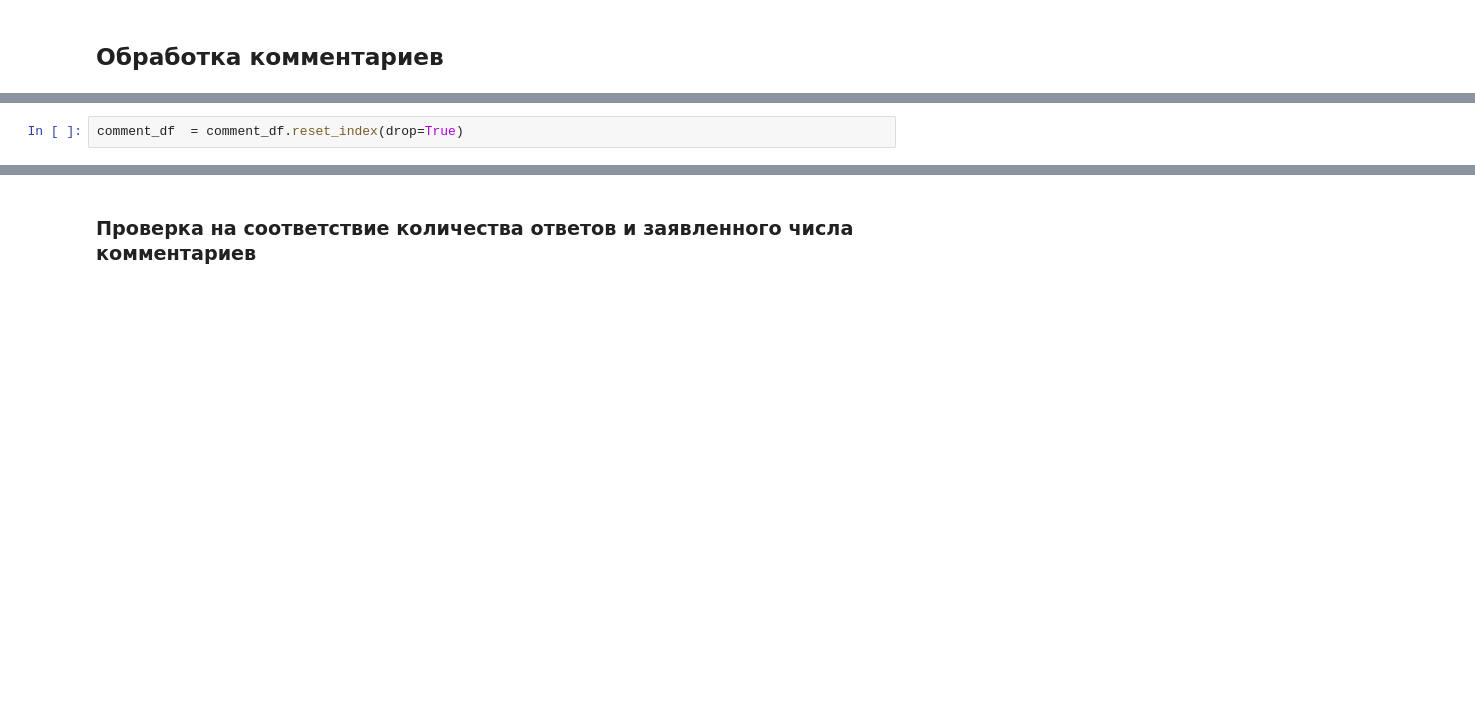
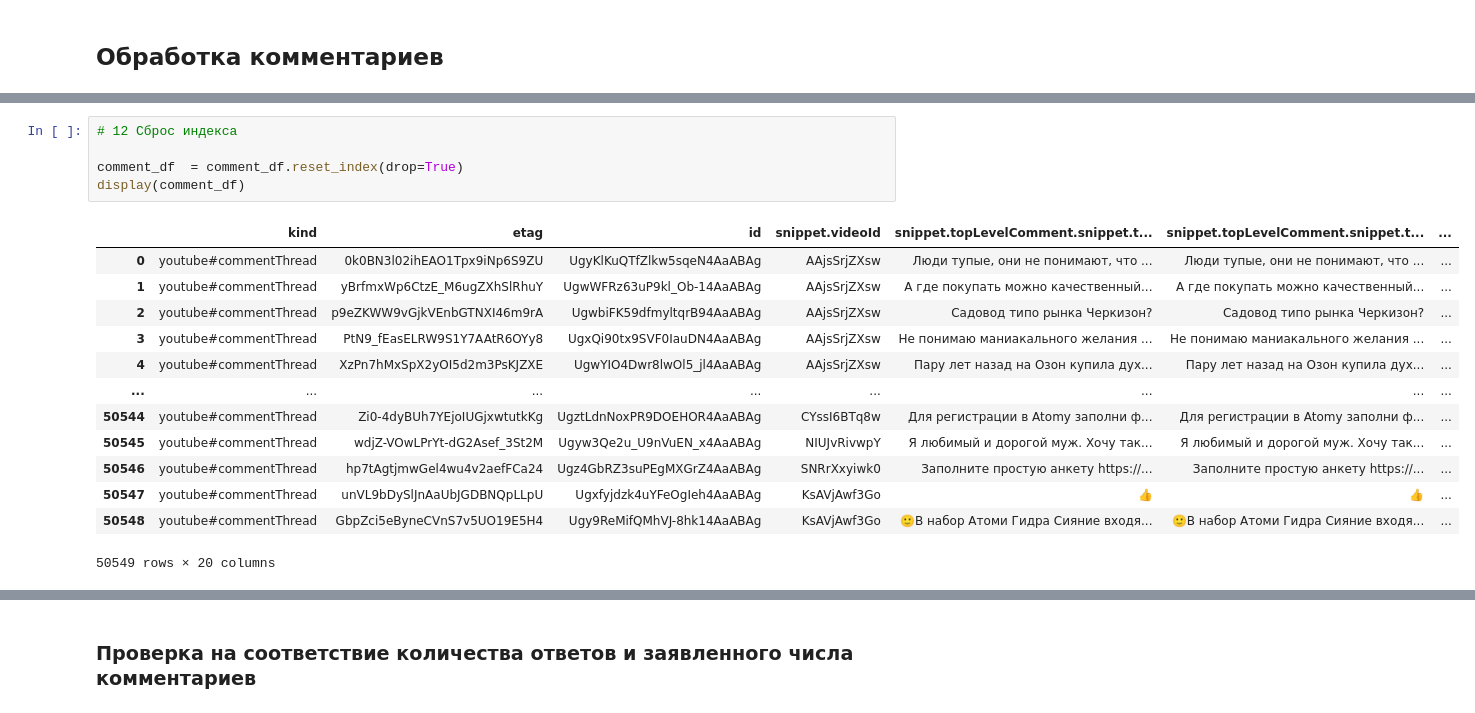
Before and after one commit to Tricar5/dm_corean, a Jupyter notebook: notebooks/9/comment_youtube.ipynb, the cells around one changed output, grey strips where cells are left out. Drawn from its saved outputs; the diff is of its cells as text; blank space fills up the shorter version.

```diff
--- a/notebooks/9/comment_youtube.ipynb
+++ b/notebooks/9/comment_youtube.ipynb
@@ -225,2 +239,19 @@ comment_df.shape
 # %%
+# 12 Сброс индекса
+
 comment_df  = comment_df.reset_index(drop=True)
+display(comment_df)
+# %% [output]
+|  | kind | etag | id | snippet.videoId | snippet.topLevelComment.snippet.t... | snippet.topLevelComment.snippet.t... | ... |
+| 0 | youtube#commentThread | 0k0BN3l02ihEAO1Tpx9iNp6S9ZU | UgyKlKuQTfZlkw5sqeN4AaABAg | AAjsSrjZXsw | Люди тупые, они не понимают, что ... | Люди тупые, они не понимают, что ... | ... |
+| 1 | youtube#commentThread | yBrfmxWp6CtzE_M6ugZXhSlRhuY | UgwWFRz63uP9kl_Ob-14AaABAg | AAjsSrjZXsw | А где покупать можно качественный... | А где покупать можно качественный... | ... |
+| 2 | youtube#commentThread | p9eZKWW9vGjkVEnbGTNXI46m9rA | UgwbiFK59dfmyltqrB94AaABAg | AAjsSrjZXsw | Садовод типо рынка Черкизон? | Садовод типо рынка Черкизон? | ... |
+| 3 | youtube#commentThread | PtN9_fEasELRW9S1Y7AAtR6OYy8 | UgxQi90tx9SVF0IauDN4AaABAg | AAjsSrjZXsw | Не понимаю маниакального желания ... | Не понимаю маниакального желания ... | ... |
+| 4 | youtube#commentThread | XzPn7hMxSpX2yOI5d2m3PsKJZXE | UgwYIO4Dwr8lwOl5_jl4AaABAg | AAjsSrjZXsw | Пару лет назад на Озон купила дух... | Пару лет назад на Озон купила дух... | ... |
+| ... | ... | ... | ... | ... | ... | ... | ... |
+| 50544 | youtube#commentThread | Zi0-4dyBUh7YEjoIUGjxwtutkKg | UgztLdnNoxPR9DOEHOR4AaABAg | CYssI6BTq8w | Для регистрации в Atomy заполни ф... | Для регистрации в Atomy заполни ф... | ... |
+| 50545 | youtube#commentThread | wdjZ-VOwLPrYt-dG2Asef_3St2M | Ugyw3Qe2u_U9nVuEN_x4AaABAg | NIUJvRivwpY | Я любимый и дорогой муж. Хочу так... | Я любимый и дорогой муж. Хочу так... | ... |
+| 50546 | youtube#commentThread | hp7tAgtjmwGel4wu4v2aefFCa24 | Ugz4GbRZ3suPEgMXGrZ4AaABAg | SNRrXxyiwk0 | Заполните простую анкету https://... | Заполните простую анкету https://... | ... |
+| 50547 | youtube#commentThread | unVL9bDySlJnAaUbJGDBNQpLLpU | Ugxfyjdzk4uYFeOgIeh4AaABAg | KsAVjAwf3Go | 👍 | 👍 | ... |
+| 50548 | youtube#commentThread | GbpZci5eByneCVnS7v5UO19E5H4 | Ugy9ReMifQMhVJ-8hk14AaABAg | KsAVjAwf3Go | 🙂В набор Атоми Гидра Сияние входя... | 🙂В набор Атоми Гидра Сияние входя... | ... |
+50549 rows × 20 columns
```
Also changed, not shown: parts of 41 cells of this notebook, 3 other files.
